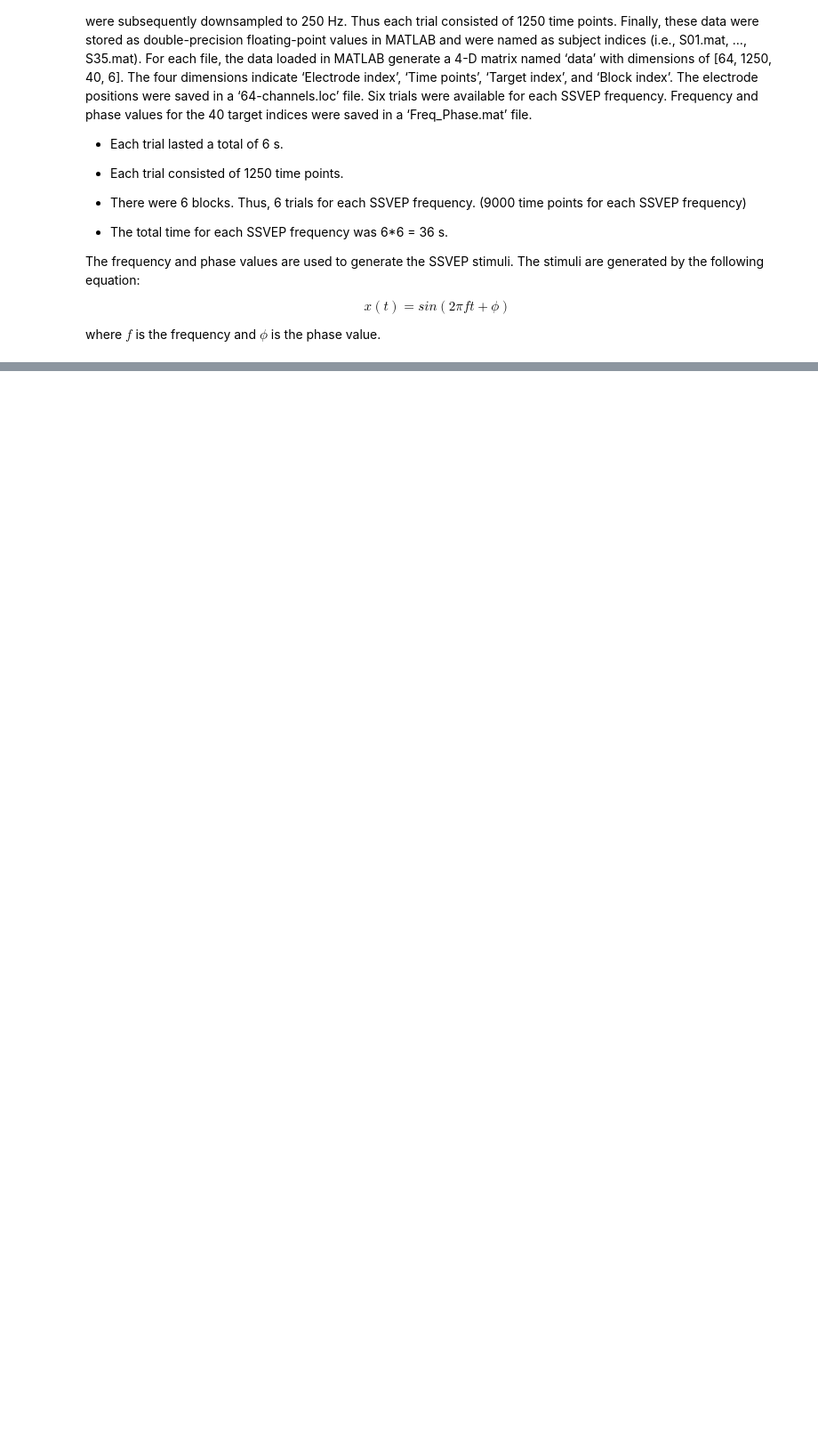
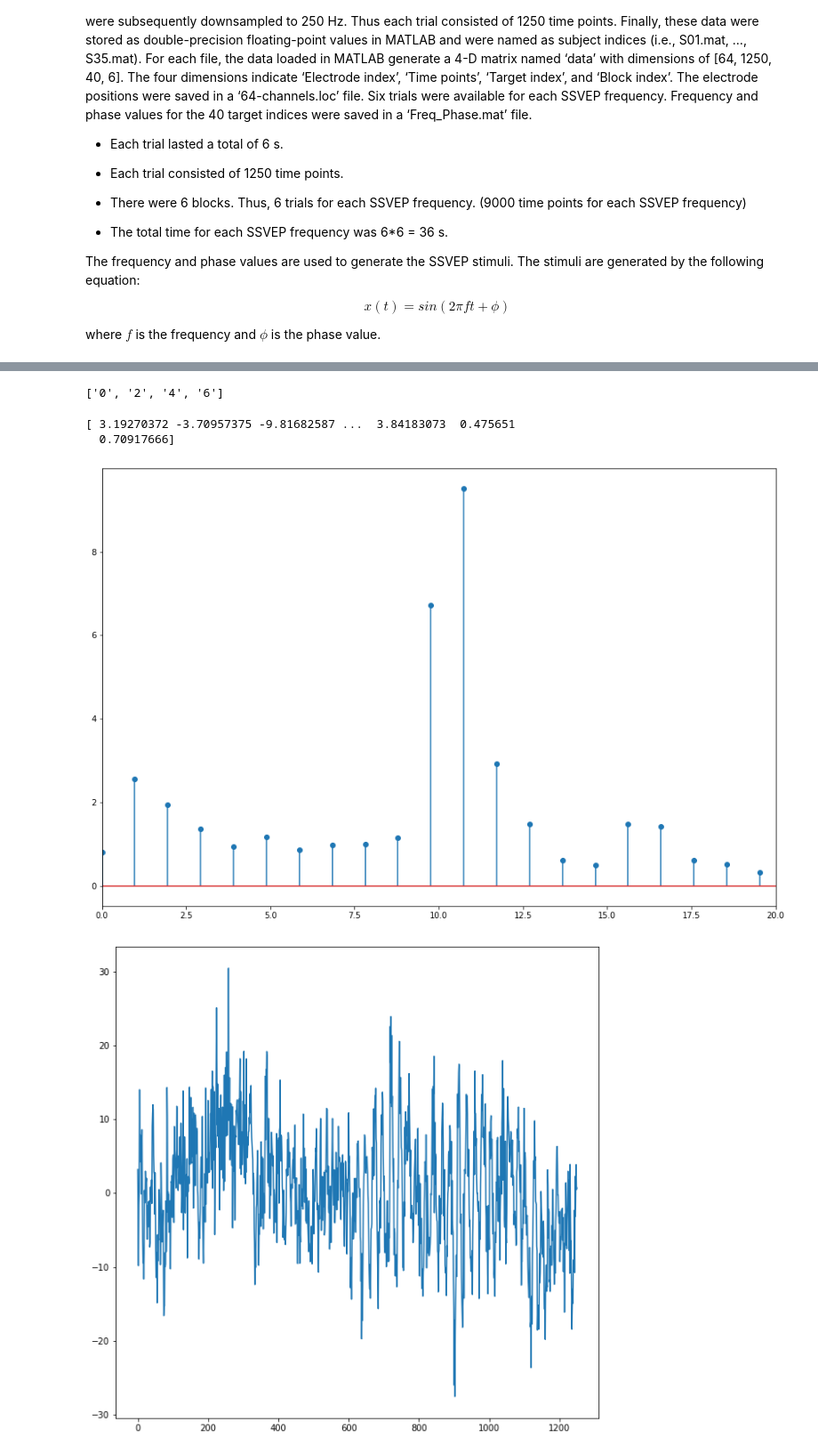
Before and after one commit to loaspra/stargan-ssvep, a Jupyter notebook: data_processing.ipynb, the cells around one changed output, grey strips where cells are left out. Shown at 89% size. Saved outputs shown, nothing was run; the diff lists cells and outputs as text; code cells hidden in the pictures; blank space fills up the shorter version.

```diff
--- a/data_processing.ipynb
+++ b/data_processing.ipynb
@@ -489,0 +441,30 @@ print(itr)
+# %%
+# finally, rename the labels folders to 0, 1, 2 ... N instead of 2, 4, 6, 8
+files = sorted(listdir("data/train/"))
+print(files)
+for file in files:
+    shutil.move("data/train/" + file, "data/train/" + str(files.index(file)))
+    shutil.move("data/val/" + file, "data/val/" + str(files.index(file)))
+# %% [output]
+['0', '2', '4', '6']
+# %%
+d_raw = read_mat_file("data/raw/S1.mat")['data'][-2, 125:(1250 + 125), 0, 1]# [0, 125:(1250 + 125), 0].shape
+print(d_raw)
+freqs, psd = signal.welch(d_raw, fs=250)
+# plot the psd
+plt.figure(figsize=(15,10))
+plt.stem(freqs, psd, use_line_collection=True)
+# the step on the X axis should be 0.25hz
+# plt.xticks(np.arange(0, 20, 0.75))
+plt.xlim(0, 20)
+plt.show()
+
+plt.figure(figsize=(10,10))
+plt.plot(d_raw)
+# plt.xlim(0, 50)
+plt.show()
+# %% [output]
+[ 3.19270372 -3.70957375 -9.81682587 ...  3.84183073  0.475651
+  0.70917666]
+[figure, added]
+[figure, added]
```
Also changed, not shown: parts of 41 cells of this notebook, 9 other files.
